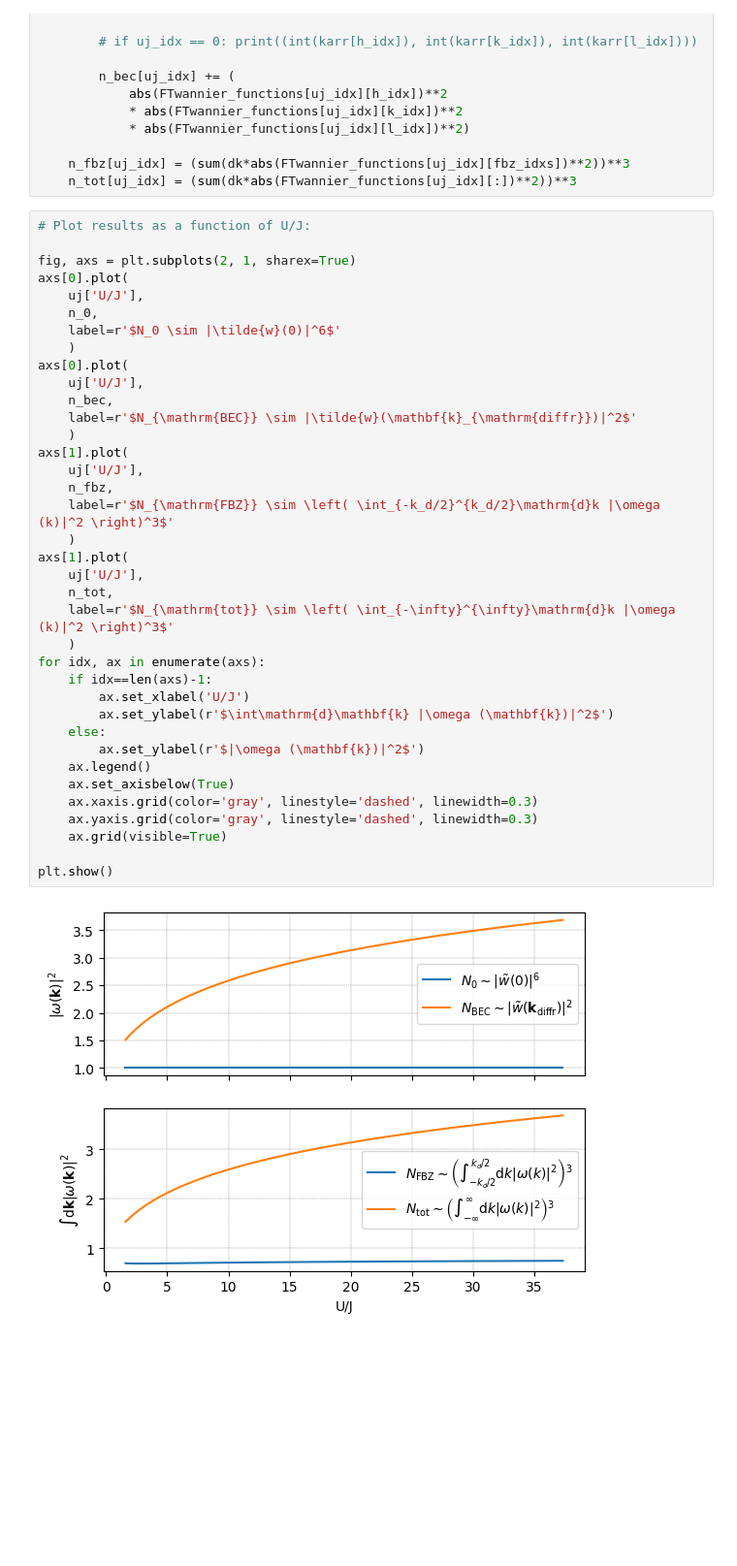
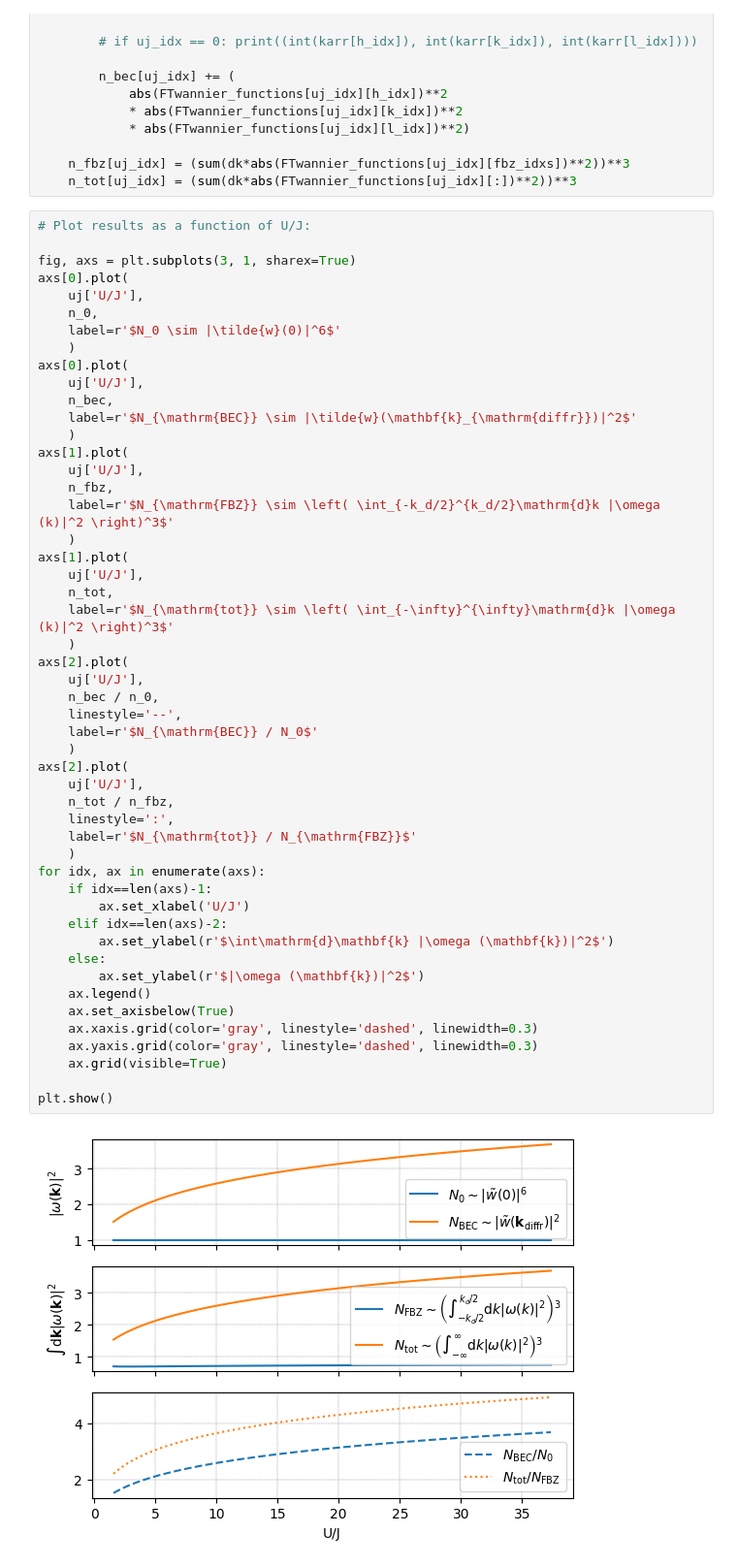
Before and after one commit to HeliumIOGS/Optical-Trap-Calculations, a Jupyter notebook: tf_wannier.ipynb, the cells around one changed output. Shown at 97% size. Cells and saved outputs as stored; diff of their text form; blank space fills up the shorter version.

Commit message:
Update plot tf_wannier

```diff
--- a/tf_wannier.ipynb
+++ b/tf_wannier.ipynb
@@ -144,7 +144,7 @@ for uj_idx, _ in enumerate(sarr):
 # %%
 # Plot results as a function of U/J:
 
-fig, axs = plt.subplots(2, 1, sharex=True)
+fig, axs = plt.subplots(3, 1, sharex=True)
 axs[0].plot(
     uj['U/J'],
     n_0,
@@ -152,31 +152,44 @@ axs[0].plot(
     )
 axs[0].plot(
     uj['U/J'],
     n_bec,
     label=r'$N_{\mathrm{BEC}} \sim |\tilde{w}(\mathbf{k}_{\mathrm{diffr}})|^2$'
     )
 axs[1].plot(
     uj['U/J'],
     n_fbz,
     label=r'$N_{\mathrm{FBZ}} \sim \left( \int_{-k_d/2}^{k_d/2}\mathrm{d}k |\omega (k)|^2 \right)^3$'
     )
 axs[1].plot(
     uj['U/J'],
     n_tot,
     label=r'$N_{\mathrm{tot}} \sim \left( \int_{-\infty}^{\infty}\mathrm{d}k |\omega (k)|^2 \right)^3$'
     )
+axs[2].plot(
+    uj['U/J'],
+    n_bec / n_0,
+    linestyle='--',
+    label=r'$N_{\mathrm{BEC}} / N_0$'
+    )
+axs[2].plot(
+    uj['U/J'],
+    n_tot / n_fbz,
+    linestyle=':',
+    label=r'$N_{\mathrm{tot}} / N_{\mathrm{FBZ}}$'
+    )
 for idx, ax in enumerate(axs):
     if idx==len(axs)-1:
         ax.set_xlabel('U/J')
+    elif idx==len(axs)-2:
         ax.set_ylabel(r'$\int\mathrm{d}\mathbf{k} |\omega (\mathbf{k})|^2$')
     else:
         ax.set_ylabel(r'$|\omega (\mathbf{k})|^2$')
     ax.legend()
     ax.set_axisbelow(True)
     ax.xaxis.grid(color='gray', linestyle='dashed', linewidth=0.3)
     ax.yaxis.grid(color='gray', linestyle='dashed', linewidth=0.3)
     ax.grid(visible=True)
 
 plt.show()
 # %% [output]
-[figure, old version]
+[figure, new version]
```
